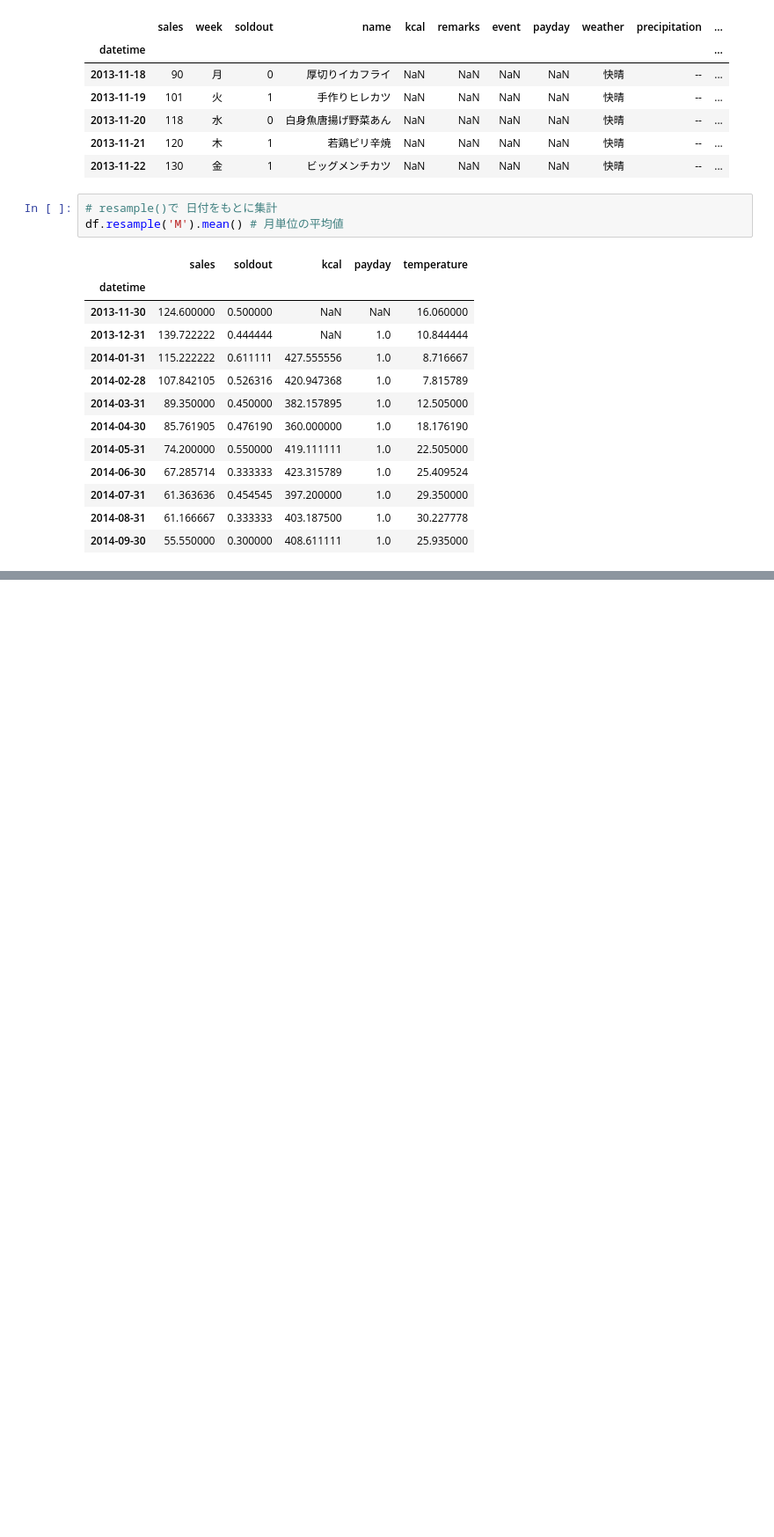
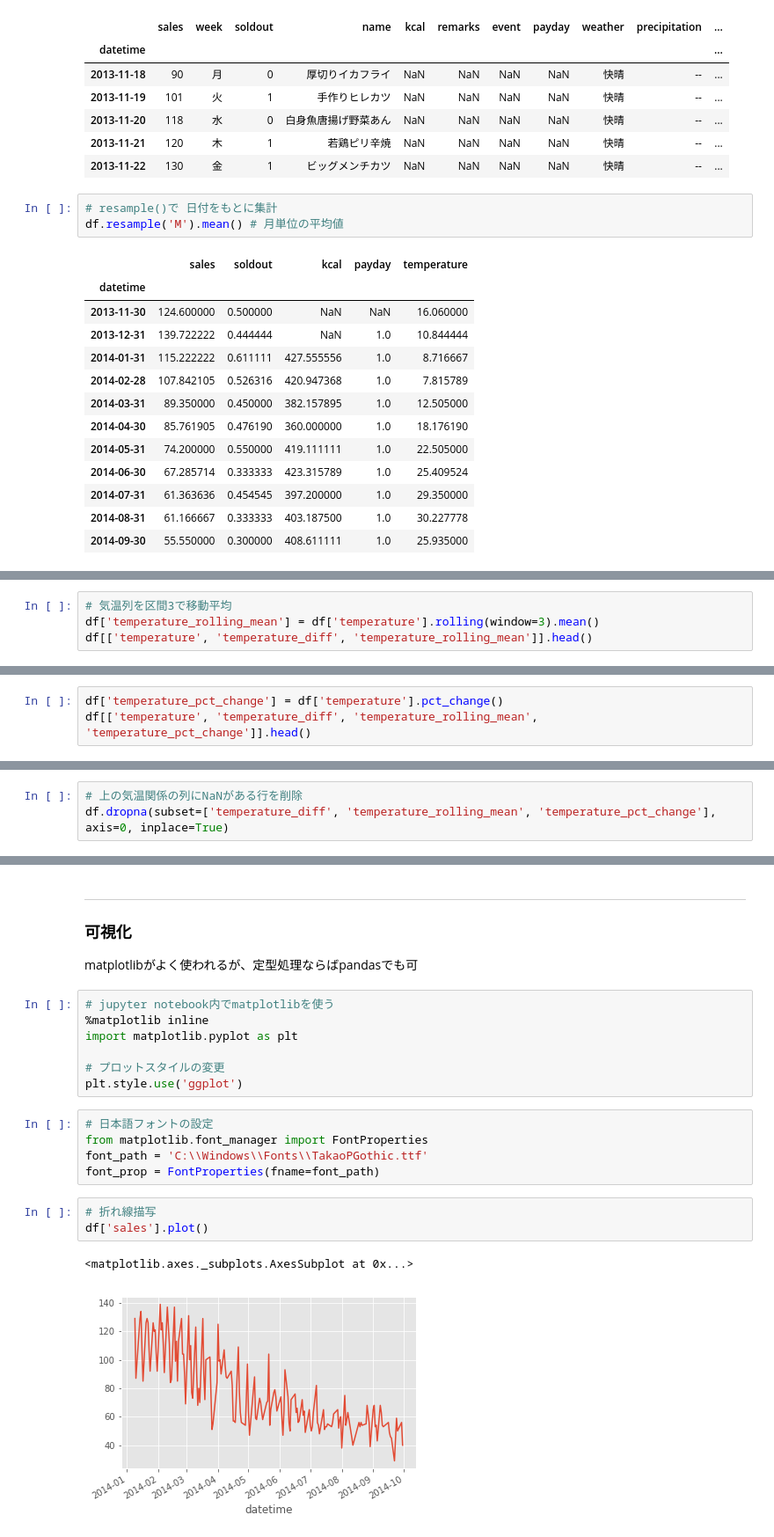
Before and after one commit to huginn-9157/TIL, a Jupyter notebook: Python/pandas_sample.ipynb, the cells around one changed output, grey strips where cells are left out. Shown: that part at 88% size. Drawn from its saved outputs; the diff is of its cells as text; blank space fills up the shorter version.

```diff
--- a/Python/pandas_sample.ipynb
+++ b/Python/pandas_sample.ipynb
@@ -262,0 +496,4 @@ df.resample('M').mean() # 月単位の平均値
+# %%
+# 気温列を区間3で移動平均
+df['temperature_rolling_mean'] = df['temperature'].rolling(window=3).mean()
+df[['temperature', 'temperature_diff', 'temperature_rolling_mean']].head()
@@ -262,0 +508,3 @@ df.resample('M').mean() # 月単位の平均値
+# %%
+df['temperature_pct_change'] = df['temperature'].pct_change()
+df[['temperature', 'temperature_diff', 'temperature_rolling_mean', 'temperature_pct_change']].head()
@@ -262,0 +524,3 @@ df.resample('M').mean() # 月単位の平均値
+# %%
+# 上の気温関係の列にNaNがある行を削除
+df.dropna(subset=['temperature_diff', 'temperature_rolling_mean', 'temperature_pct_change'], axis=0, inplace=True)
@@ -262,0 +558,24 @@ df.resample('M').mean() # 月単位の平均値
+# %% [markdown]
+----
+
+### 可視化
+
+matplotlibがよく使われるが、定型処理ならばpandasでも可
+# %%
+# jupyter notebook内でmatplotlibを使う
+%matplotlib inline
+import matplotlib.pyplot as plt
+
+# プロットスタイルの変更
+plt.style.use('ggplot')
+# %%
+# 日本語フォントの設定
+from matplotlib.font_manager import FontProperties
+font_path = 'C:\\Windows\\Fonts\\TakaoPGothic.ttf'
+font_prop = FontProperties(fname=font_path)
+# %%
+# 折れ線描写
+df['sales'].plot()
+# %% [output]
+<matplotlib.axes._subplots.AxesSubplot at 0x...>
+[figure, added]
```
Also changed, not shown: parts of 48 cells of this notebook, 2 other files.
